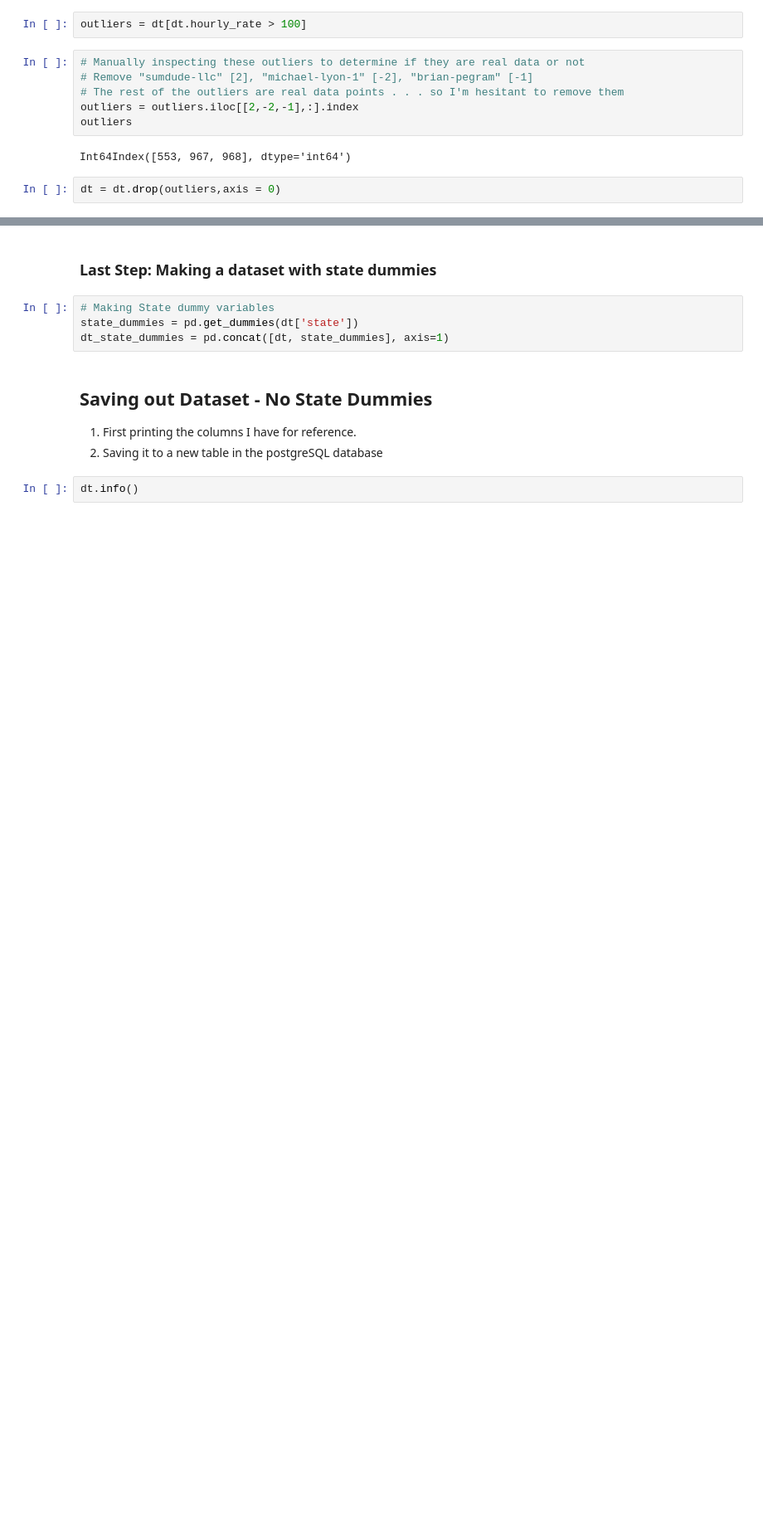
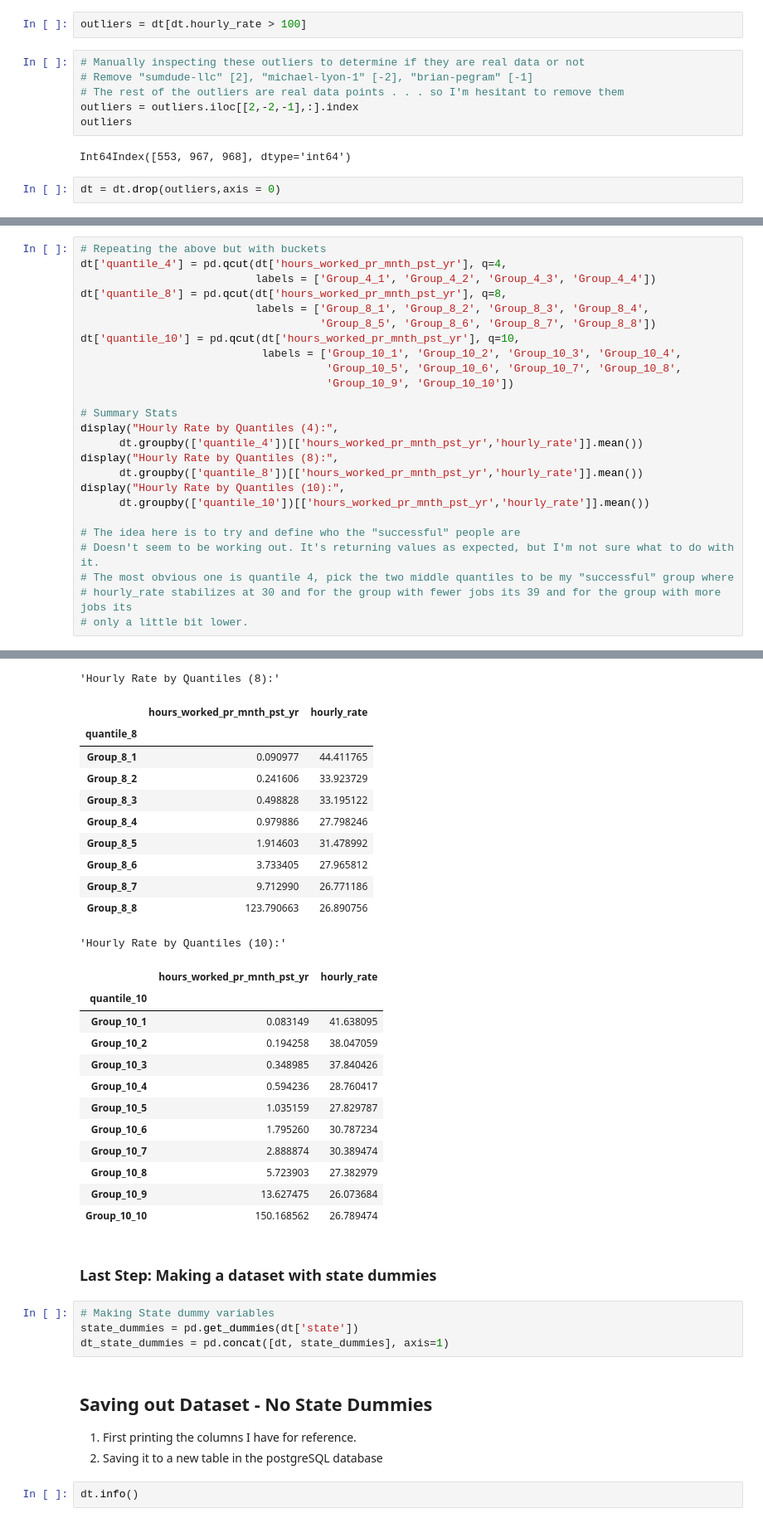
Before and after one commit to lmgibson/MyRate, a Jupyter notebook: notebooks/eda/myrate_eda.ipynb, the cells around one changed output, grey strips where cells are left out. Shown at 83% size. Drawn from its saved outputs; the diff is of its cells as text; blank space fills up the shorter version.

```diff
--- a/notebooks/eda/myrate_eda.ipynb
+++ b/notebooks/eda/myrate_eda.ipynb
@@ -636,0 +883,26 @@ dt = dt.drop(outliers,axis = 0)
+# %%
+# Repeating the above but with buckets
+dt['quantile_4'] = pd.qcut(dt['hours_worked_pr_mnth_pst_yr'], q=4,
+                           labels = ['Group_4_1', 'Group_4_2', 'Group_4_3', 'Group_4_4'])
+dt['quantile_8'] = pd.qcut(dt['hours_worked_pr_mnth_pst_yr'], q=8,
+                           labels = ['Group_8_1', 'Group_8_2', 'Group_8_3', 'Group_8_4',
+                                     'Group_8_5', 'Group_8_6', 'Group_8_7', 'Group_8_8'])
+dt['quantile_10'] = pd.qcut(dt['hours_worked_pr_mnth_pst_yr'], q=10,
+                            labels = ['Group_10_1', 'Group_10_2', 'Group_10_3', 'Group_10_4',
+                                      'Group_10_5', 'Group_10_6', 'Group_10_7', 'Group_10_8',
+                                      'Group_10_9', 'Group_10_10'])
+
+# Summary Stats
+display("Hourly Rate by Quantiles (4):",
+      dt.groupby(['quantile_4'])[['hours_worked_pr_mnth_pst_yr','hourly_rate']].mean())
+display("Hourly Rate by Quantiles (8):",
+      dt.groupby(['quantile_8'])[['hours_worked_pr_mnth_pst_yr','hourly_rate']].mean())
+display("Hourly Rate by Quantiles (10):",
+      dt.groupby(['quantile_10'])[['hours_worked_pr_mnth_pst_yr','hourly_rate']].mean())
+
+# The idea here is to try and define who the "successful" people are
+# Doesn't seem to be working out. It's returning values as expected, but I'm not sure what to do with it.
+# The most obvious one is quantile 4, pick the two middle quantiles to be my "successful" group where
+# hourly_rate stabilizes at 30 and for the group with fewer jobs its 39 and for the group with more jobs its
+# only a little bit lower.
+# %% [output]
@@ -637,3 +916,27 @@ dt = dt.drop(outliers,axis = 0)
+'Hourly Rate by Quantiles (8):'
+|  | hours_worked_pr_mnth_pst_yr | hourly_rate |
+| quantile_8 |  |  |
+| Group_8_1 | 0.090977 | 44.411765 |
+| Group_8_2 | 0.241606 | 33.923729 |
+| Group_8_3 | 0.498828 | 33.195122 |
+| Group_8_4 | 0.979886 | 27.798246 |
+| Group_8_5 | 1.914603 | 31.478992 |
+| Group_8_6 | 3.733405 | 27.965812 |
+| Group_8_7 | 9.712990 | 26.771186 |
+| Group_8_8 | 123.790663 | 26.890756 |
+'Hourly Rate by Quantiles (10):'
+|  | hours_worked_pr_mnth_pst_yr | hourly_rate |
+| quantile_10 |  |  |
+| Group_10_1 | 0.083149 | 41.638095 |
+| Group_10_2 | 0.194258 | 38.047059 |
+| Group_10_3 | 0.348985 | 37.840426 |
+| Group_10_4 | 0.594236 | 28.760417 |
+| Group_10_5 | 1.035159 | 27.829787 |
+| Group_10_6 | 1.795260 | 30.787234 |
+| Group_10_7 | 2.888874 | 30.389474 |
+| Group_10_8 | 5.723903 | 27.382979 |
+| Group_10_9 | 13.627475 | 26.073684 |
+| Group_10_10 | 150.168562 | 26.789474 |
 # %% [markdown]
 ### Last Step: Making a dataset with state dummies
 # %%
```
Also changed, not shown: parts of 18 cells of this notebook.
